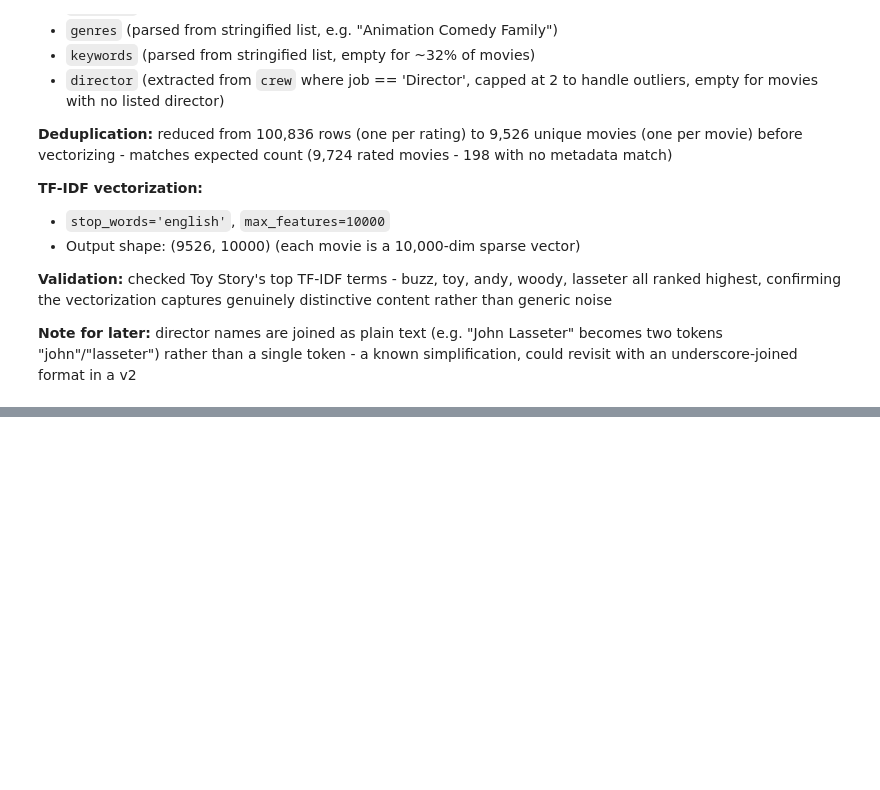
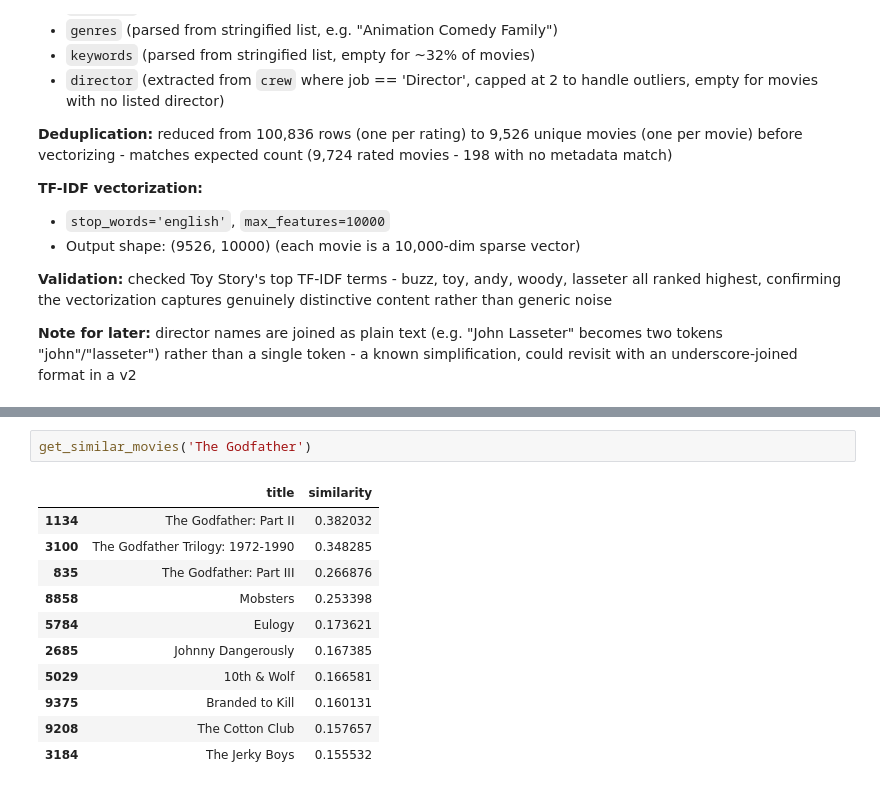
Before and after one commit to leajadaa/movie-recommender, a Jupyter notebook: notebooks/01_eda.ipynb, the cells around one changed output, grey strips where cells are left out. Cells and saved outputs as stored; diff of their text form; blank space fills up the shorter version.

```diff
--- a/notebooks/01_eda.ipynb
+++ b/notebooks/01_eda.ipynb
@@ -785,0 +828,14 @@ underscore-joined format in a v2
+# %%
+get_similar_movies('The Godfather')
+# %% [output]
+|  | title | similarity |
+| 1134 | The Godfather: Part II | 0.382032 |
+| 3100 | The Godfather Trilogy: 1972-1990 | 0.348285 |
+| 835 | The Godfather: Part III | 0.266876 |
+| 8858 | Mobsters | 0.253398 |
+| 5784 | Eulogy | 0.173621 |
+| 2685 | Johnny Dangerously | 0.167385 |
+| 5029 | 10th & Wolf | 0.166581 |
+| 9375 | Branded to Kill | 0.160131 |
+| 9208 | The Cotton Club | 0.157657 |
+| 3184 | The Jerky Boys | 0.155532 |
```
Also changed, not shown: parts of 19 cells of this notebook.
